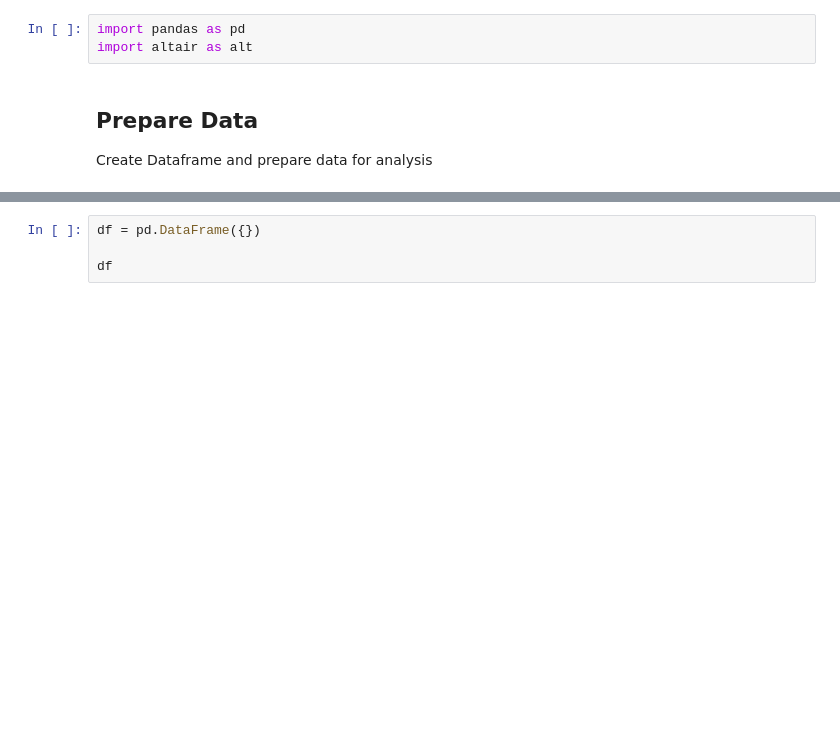
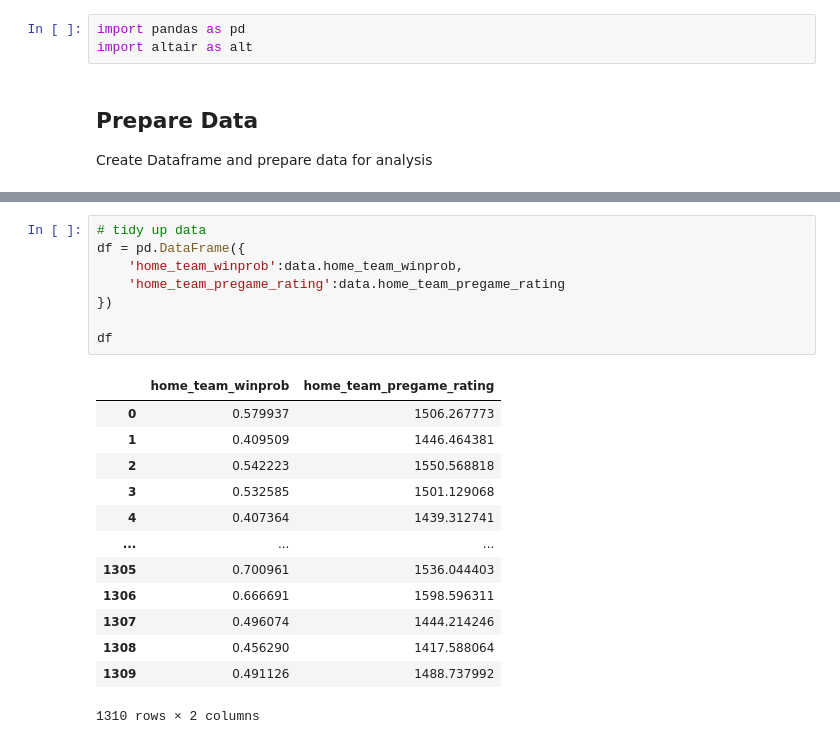
Before and after one commit to MaxxFile/homework-1, a Jupyter notebook: notebooks/04-data-exploration.ipynb, the cells around one changed output, grey strips where cells are left out. Saved outputs shown, nothing was run; the diff lists cells and outputs as text; blank space fills up the shorter version.

```diff
--- a/notebooks/04-data-exploration.ipynb
+++ b/notebooks/04-data-exploration.ipynb
@@ -22,4 +25,22 @@ pd.read_csv("../data/external/data.csv").head()
-# %%
-df = pd.DataFrame({})
-
-df
+# %%
+# tidy up data
+df = pd.DataFrame({
+    'home_team_winprob':data.home_team_winprob,
+    'home_team_pregame_rating':data.home_team_pregame_rating
+})
+
+df
+# %% [output]
+|  | home_team_winprob | home_team_pregame_rating |
+| 0 | 0.579937 | 1506.267773 |
+| 1 | 0.409509 | 1446.464381 |
+| 2 | 0.542223 | 1550.568818 |
+| 3 | 0.532585 | 1501.129068 |
+| 4 | 0.407364 | 1439.312741 |
+| ... | ... | ... |
+| 1305 | 0.700961 | 1536.044403 |
+| 1306 | 0.666691 | 1598.596311 |
+| 1307 | 0.496074 | 1444.214246 |
+| 1308 | 0.456290 | 1417.588064 |
+| 1309 | 0.491126 | 1488.737992 |
+1310 rows × 2 columns
```
Also changed, not shown: parts of 3 cells of this notebook, 2 other files.
